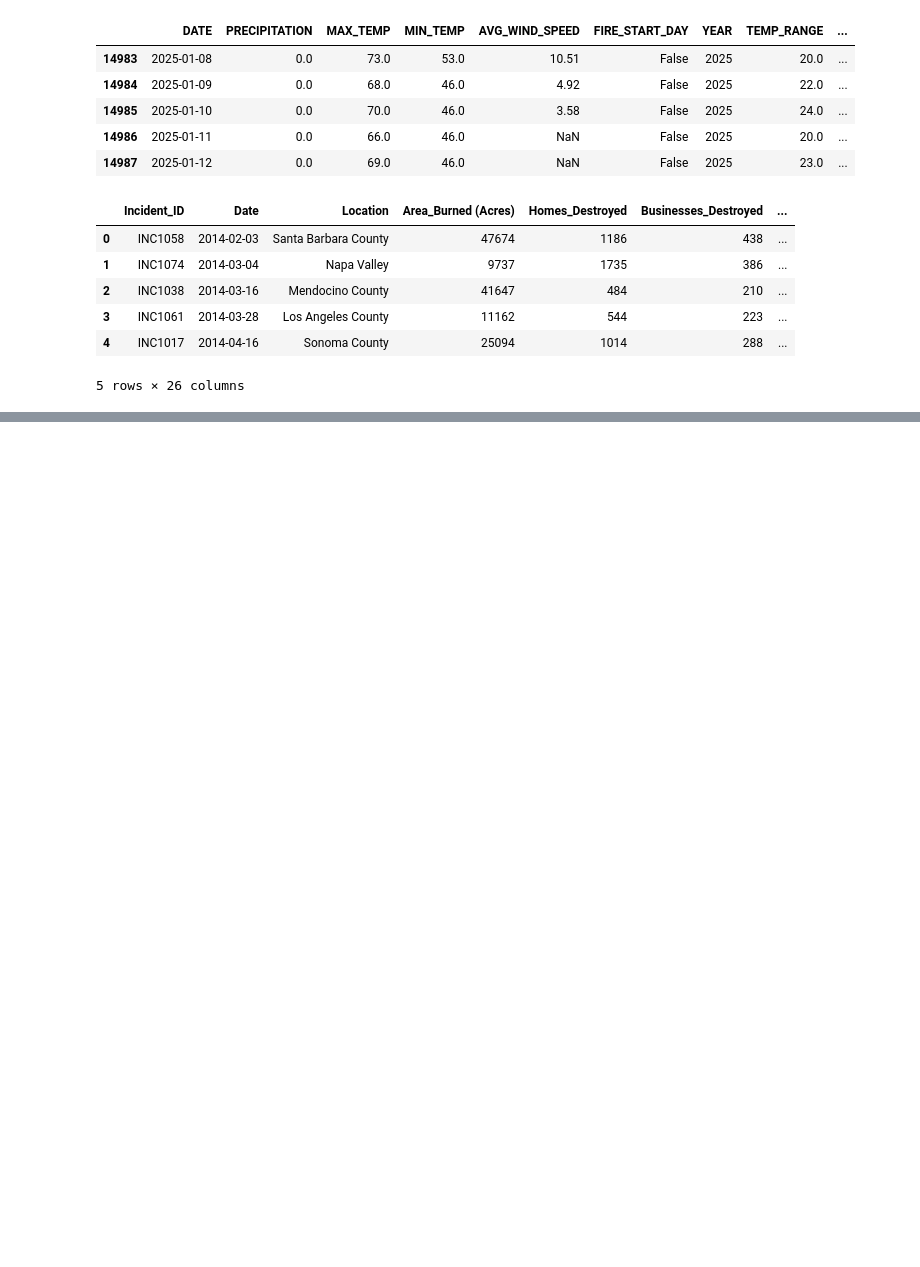
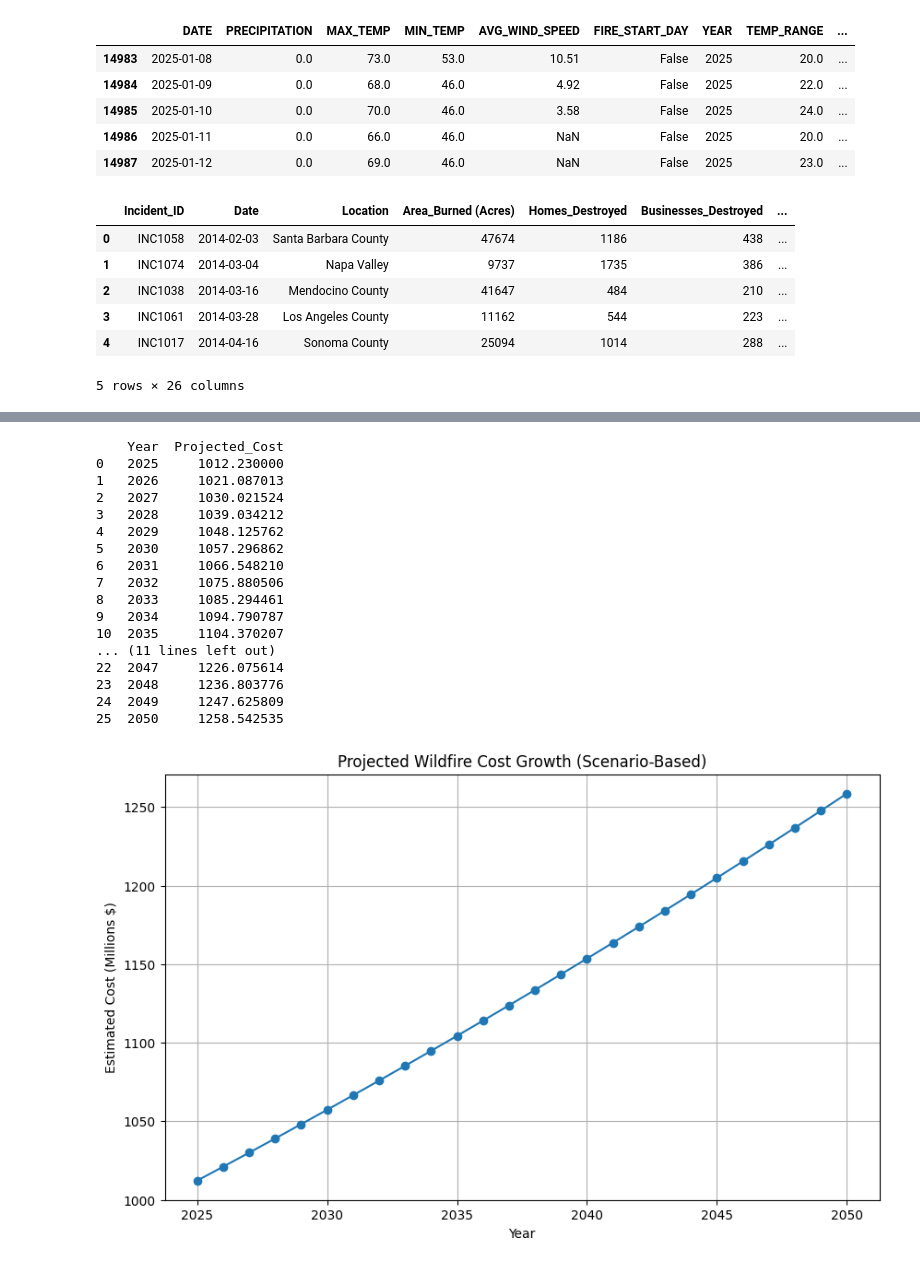
Before and after one commit to kduran-stack/wildfire_cost_prediction, a Jupyter notebook: wildfire_cost_prediction.ipynb, the cells around one changed output, grey strips where cells are left out. Cells and saved outputs as stored; diff of their text form; code cells hidden in the pictures; blank space fills up the shorter version.

```diff
--- a/wildfire_cost_prediction.ipynb
+++ b/wildfire_cost_prediction.ipynb
@@ -173,0 +228,55 @@ This data underscores the systemic risk to land and real estate valuations in fi
+# %%
+"""  The following is based off this research paper:
+Westerling, A.L., Bryant, B.P., Preisler, H.K. et al. Climate change and growth
+scenarios for California wildfire. Climatic Change 109 (Suppl 1), 445–463 (2011).
+https://doi.org/10.1007/s10584-011-0329-9
+"""
+
+initial_cost = df_combined['Estimated_Financial_Loss (Million $)'].iloc[-1]
+
+#Models from the paper predicted median increases in wildfires to be 21% - 23%
+# Using the lowend 21%:
+# 21%/26 years
+
+# annual growth rate (0.875%)
+growth_rate = 0.00875
+
+years = np.arange(2025, 2051)
+projected_costs = [initial_cost]
+
+for i in range(1, len(years)):
+    next_value = projected_costs[-1] * (1 + growth_rate)
+    projected_costs.append(next_value)
+
+df_projection = pd.DataFrame({
+    'Year': years,
+    'Projected_Cost': projected_costs
+})
+
+print(df_projection)
+plt.figure(figsize=(10,6))
+plt.plot(df_projection['Year'], df_projection['Projected_Cost'], marker='o')
+plt.title("Projected Wildfire Cost Growth (Scenario-Based)")
+plt.xlabel("Year")
+plt.ylabel("Estimated Cost (Millions $)")
+plt.grid(True)
+plt.show()
+# %% [output]
+    Year  Projected_Cost
+0   2025     1012.230000
+1   2026     1021.087013
+2   2027     1030.021524
+3   2028     1039.034212
+4   2029     1048.125762
+5   2030     1057.296862
+6   2031     1066.548210
+7   2032     1075.880506
+8   2033     1085.294461
+9   2034     1094.790787
+10  2035     1104.370207
+... (11 lines left out)
+22  2047     1226.075614
+23  2048     1236.803776
+24  2049     1247.625809
+25  2050     1258.542535
+[figure, added]
```
Also changed, not shown: parts of 12 cells of this notebook.
